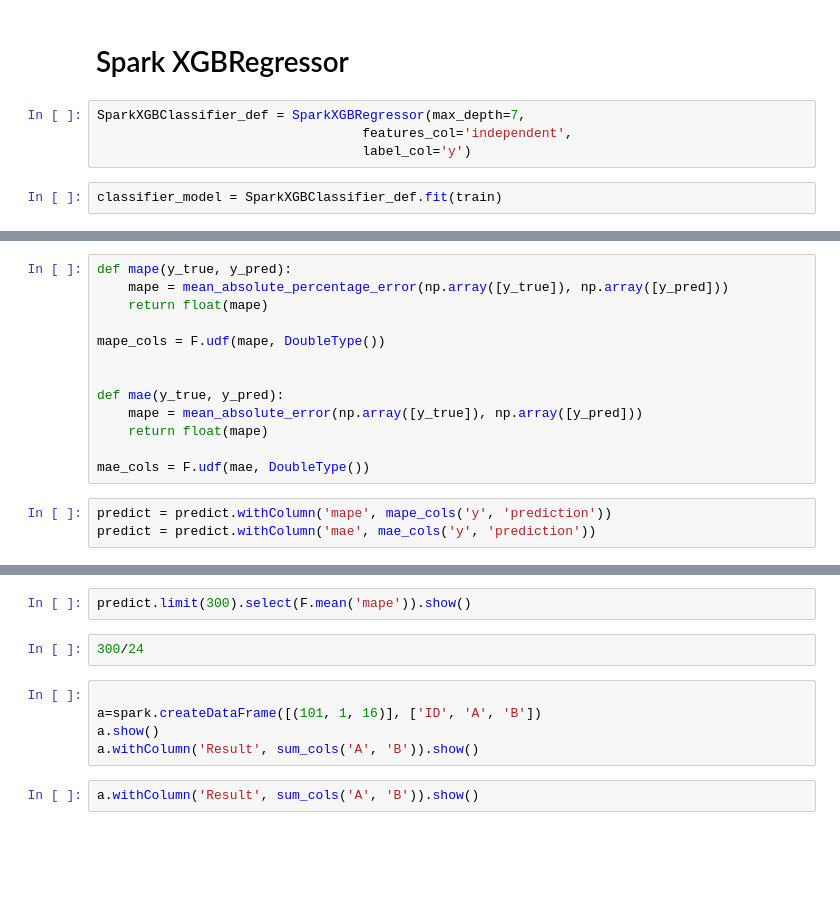
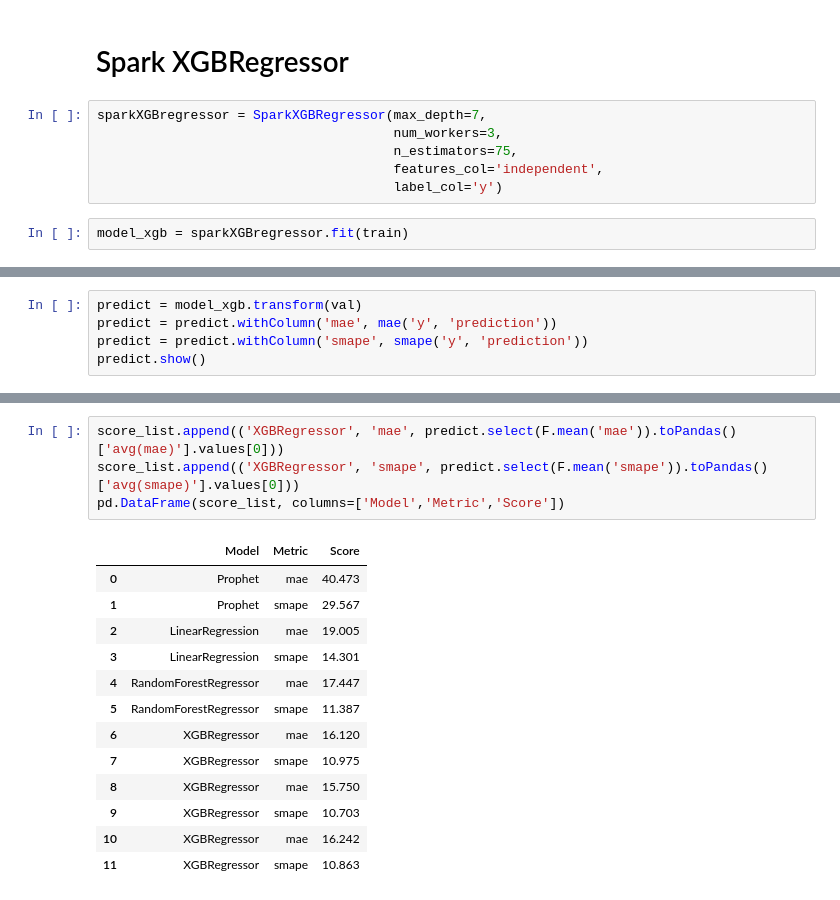
Before and after one commit to suartDS/predicting-number-required-taxis-time-series, a Jupyter notebook: timeseries-value-of-taxi-redict-by-community-area.ipynb, the cells around one changed output, grey strips where cells are left out. Cells and saved outputs as stored; diff of their text form; blank space fills up the shorter version.

Commit message:
Kaggle Notebook | Spark Timeseries value of Taxi redict | Version 14

```diff
--- a/timeseries-value-of-taxi-redict-by-community-area.ipynb
+++ b/timeseries-value-of-taxi-redict-by-community-area.ipynb
@@ -1041,9 +874,11 @@ predict.select(F.mean('mae')).collect()
 # %% [markdown]
 # Spark XGBRegressor
 # %%
-SparkXGBClassifier_def = SparkXGBRegressor(max_depth=7,
-                                  features_col='independent',
-                                  label_col='y')
+sparkXGBregressor = SparkXGBRegressor(max_depth=7,
+                                      num_workers=3,
+                                      n_estimators=75,
+                                      features_col='independent',
+                                      label_col='y')
 # %%
-classifier_model = SparkXGBClassifier_def.fit(train)
+model_xgb = sparkXGBregressor.fit(train)
 # %% [output]
@@ -1074,16 +890,5 @@ only showing top 20 rows
-# %%
-def mape(y_true, y_pred):
-    mape = mean_absolute_percentage_error(np.array([y_true]), np.array([y_pred]))
-    return float(mape)
-
-mape_cols = F.udf(mape, DoubleType())
-
-
-def mae(y_true, y_pred):
-    mape = mean_absolute_error(np.array([y_true]), np.array([y_pred]))
-    return float(mape)
-
-mae_cols = F.udf(mae, DoubleType())
 # %%
-predict = predict.withColumn('mape', mape_cols('y', 'prediction'))
-predict = predict.withColumn('mae', mae_cols('y', 'prediction'))
+predict = model_xgb.transform(val)
+predict = predict.withColumn('mae', mae('y', 'prediction'))
+predict = predict.withColumn('smape', smape('y', 'prediction'))
+predict.show()
@@ -1125,14 +922,21 @@ fig.add_trace(go.Scatter(x=t.index, y=t.prediction,
 fig.show()
 # %% [output]
 [interactive output not drawn]
-# %%
-predict.limit(300).select(F.mean('mape')).show()
-# %%
-300/24
-# %%
-
-a=spark.createDataFrame([(101, 1, 16)], ['ID', 'A', 'B'])
-a.show()
-a.withColumn('Result', sum_cols('A', 'B')).show()
-# %%
-a.withColumn('Result', sum_cols('A', 'B')).show()
+# %%
+score_list.append(('XGBRegressor', 'mae', predict.select(F.mean('mae')).toPandas()['avg(mae)'].values[0]))
+score_list.append(('XGBRegressor', 'smape', predict.select(F.mean('smape')).toPandas()['avg(smape)'].values[0]))
+pd.DataFrame(score_list, columns=['Model','Metric','Score'])
+# %% [output]
+|  | Model | Metric | Score |
+| 0 | Prophet | mae | 40.473 |
+| 1 | Prophet | smape | 29.567 |
+| 2 | LinearRegression | mae | 19.005 |
+| 3 | LinearRegression | smape | 14.301 |
+| 4 | RandomForestRegressor | mae | 17.447 |
+| 5 | RandomForestRegressor | smape | 11.387 |
+| 6 | XGBRegressor | mae | 16.120 |
+| 7 | XGBRegressor | smape | 10.975 |
+| 8 | XGBRegressor | mae | 15.750 |
+| 9 | XGBRegressor | smape | 10.703 |
+| 10 | XGBRegressor | mae | 16.242 |
+| 11 | XGBRegressor | smape | 10.863 |
```
Also changed, not shown: parts of 89 cells of this notebook.
